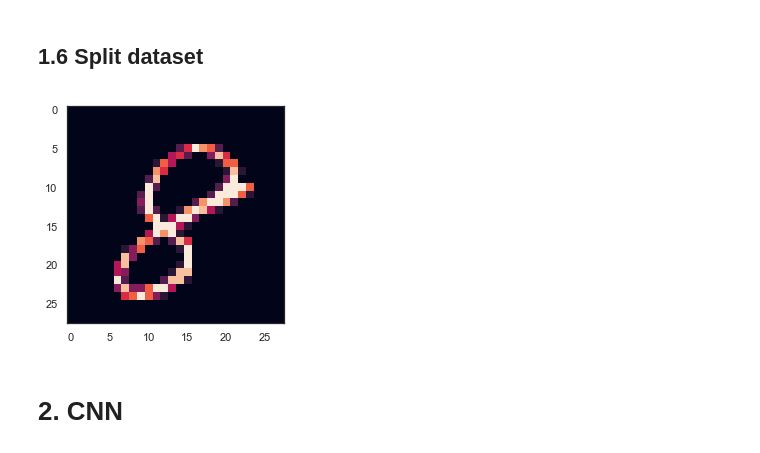
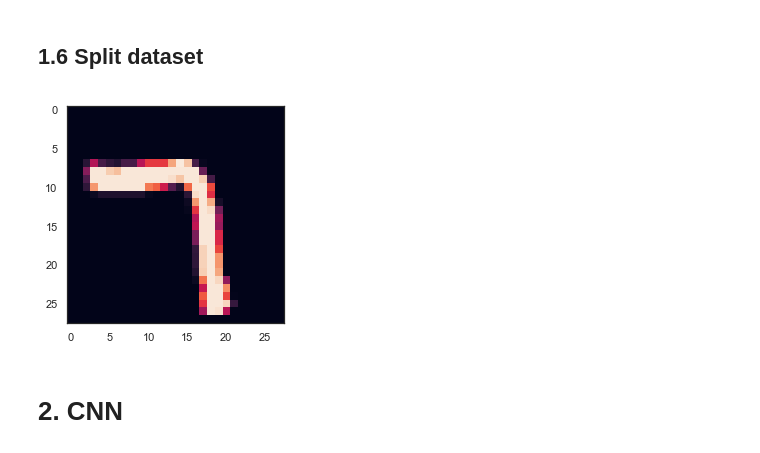
Before and after one commit to PengInGitHub/catboost, a Jupyter notebook: CNN.ipynb, the cells around one changed output. Cells and saved outputs as stored; diff of their text form; code cells hidden in the pictures.

```diff
--- a/CNN.ipynb
+++ b/CNN.ipynb
@@ -92,9 +94,9 @@ array([1., 0., 0., 0., 0., 0., 0., 0., 0., 0.], dtype=float32)
 X_train, X_val, Y_train, Y_val = train_test_split(X_train, Y_train, test_size=0.1, random_state=2)
 # %%
 # have a look at the data
-g = plt.imshow(X_train[0][:,:,0])
+g = plt.imshow(X_train[1111][:,:,0])
 # %% [output]
-[figure, old version]
+[figure, new version]
 # %% [markdown]
 # 2. CNN
 # %% [markdown]
```
Also changed, not shown: parts of 18 cells of this notebook.
